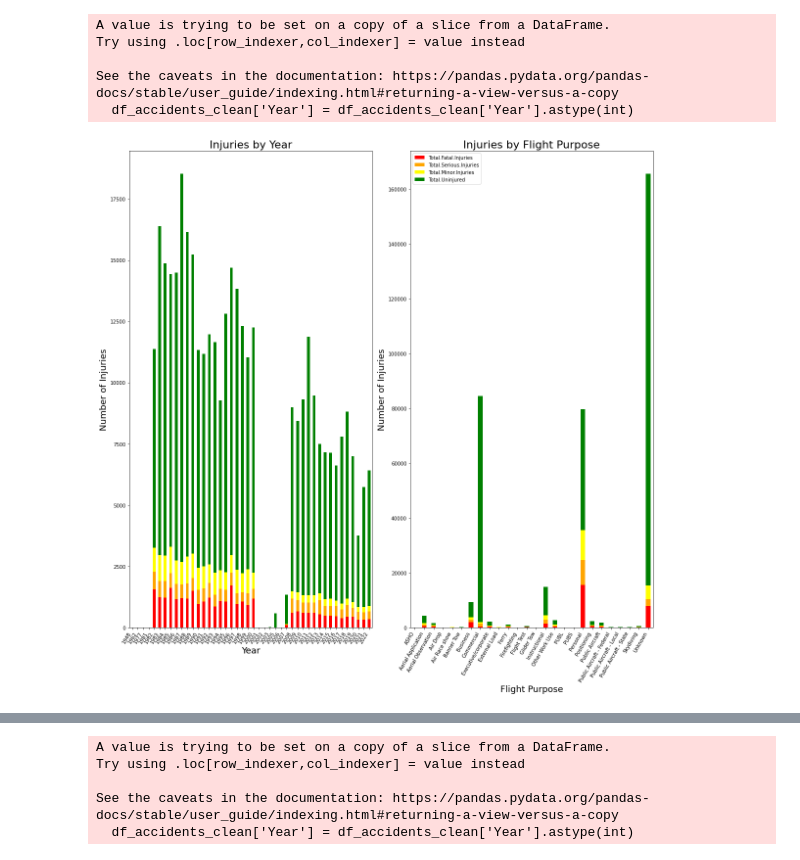
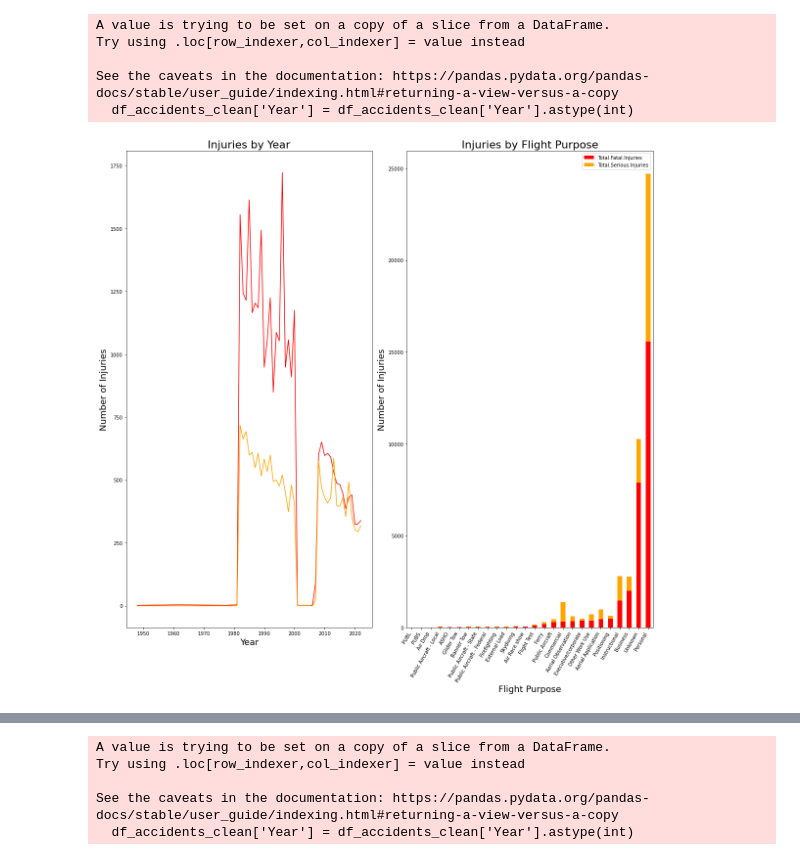
Before and after one commit to leksea/dsc-phase-1-project, a Jupyter notebook: Alexandra Yakovleva Phase 1 DS Flex Final Project.ipynb, the cells around one changed output, grey strips where cells are left out. Cells and saved outputs as stored; diff of their text form; code cells hidden in the pictures.

```diff
--- a/Alexandra Yakovleva Phase 1 DS Flex Final Project.ipynb
+++ b/Alexandra Yakovleva Phase 1 DS Flex Final Project.ipynb
@@ -441,14 +454,14 @@ df_accidents_clean = df_accidents_slice.dropna()
 # %%
 df_accidents_clean['Year'] = df_accidents_clean['Year'].astype(int)
 # injury by years
-injury_by_year_cols = ['Year', 'Total.Fatal.Injuries', 'Total.Serious.Injuries', \
-                       'Total.Minor.Injuries', 'Total.Uninjured']
+injury_by_year_cols = ['Year', 'Total.Fatal.Injuries', 'Total.Serious.Injuries']
 df_agg_inj_by_year = df_accidents_clean[injury_by_year_cols].groupby('Year').sum()
 
 #injury by purpose of the flight
-injury_by_flight_cols = ['Purpose.of.flight', 'Total.Fatal.Injuries', 'Total.Serious.Injuries', \
-                         'Total.Minor.Injuries', 'Total.Uninjured']
+injury_by_flight_cols = ['Purpose.of.flight', 'Total.Fatal.Injuries', 'Total.Serious.Injuries']
 df_agg_inj_by_flight = df_accidents_clean[injury_by_flight_cols].groupby('Purpose.of.flight').sum()
+df_agg_inj_by_flight = df_agg_inj_by_flight.sort_values(by=['Total.Fatal.Injuries', 'Total.Serious.Injuries'],\
+                                  ascending=[True, True])
 # %% [output]
 A value is trying to be set on a copy of a slice from a DataFrame.
 Try using .loc[row_indexer,col_indexer] = value instead
@@ -458,28 +471,27 @@ See the caveats in the documentation: https://pandas.pydata.org/pandas-docs/stab
 # %%
 # Plotting
 colors = ['red', 'orange', 'yellow', 'green']
 fig, axs = plt.subplots(1, 2, figsize=(16, 16))
 
-df_agg_inj_by_year.plot(kind='bar', stacked=True, ax=axs[0], color = colors)
+
+axs[0].plot(df_agg_inj_by_year.index, df_agg_inj_by_year['Total.Fatal.Injuries'],  color = 'red')
+axs[0].plot(df_agg_inj_by_year.index, df_agg_inj_by_year['Total.Serious.Injuries'], color = 'orange')
 axs[0].set_title('Injuries by Year', fontsize = 22)
 axs[0].set_xlabel('Year', fontsize = 18)
 axs[0].set_ylabel('Number of Injuries', fontsize = 18)
-axs[0].set_xticklabels(axs[0].get_xticklabels(), rotation=60, ha='right')
-legend = axs[0].get_legend()
-legend.remove()
+
 
 df_agg_inj_by_flight.plot(kind='bar', stacked=True, ax=axs[1], color = colors)
-
 axs[1].set_title('Injuries by Flight Purpose', fontsize = 22)
 axs[1].set_xlabel('Flight Purpose', fontsize = 18)
 axs[1].set_ylabel('Number of Injuries', fontsize = 18)
 axs[1].set_xticklabels(axs[1].get_xticklabels(), rotation=60, ha='right')
 
 
 plt.tight_layout()
 
 #save
-axs[0].figure.savefig(os.path.join(directory_out, 'Inj_By_Year_Unfiltered.jpeg'))
-axs[1].figure.savefig(os.path.join(directory_out, 'Inj_By_FlightPurpose_Unfiltered.jpeg'))
+#axs[0].figure.savefig(os.path.join(directory_out, 'Inj_By_Year_Unfiltered.jpeg'))
+#axs[1].figure.savefig(os.path.join(directory_out, 'Inj_By_FlightPurpose_Unfiltered.jpeg'))
 # %% [output]
-[figure, old version]
+[figure, new version]
```
Also changed, not shown: parts of 25 cells of this notebook, 11 other files.
